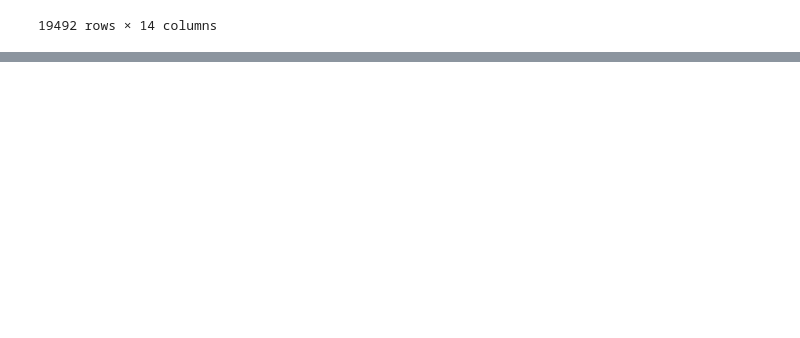
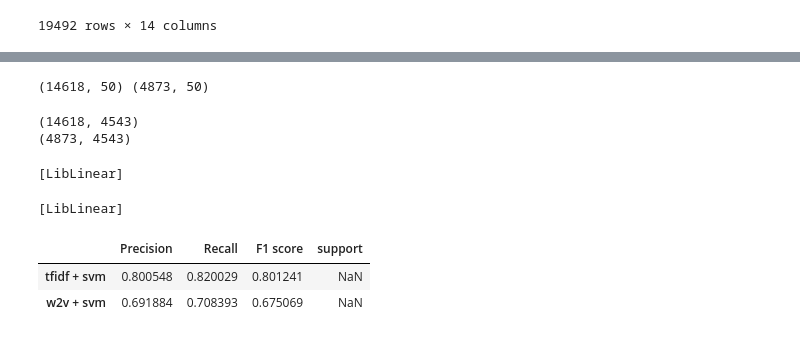
Before and after one commit to UnB-KnEDLe/experiments, a Jupyter notebook: members/matheus/agreement/agreement_XML_to_CSV.ipynb, the cells around one changed output, grey strips where cells are left out. Cells and saved outputs as stored; diff of their text form; code cells hidden in the pictures; blank space fills up the shorter version.

```diff
--- a/members/matheus/agreement/agreement_XML_to_CSV.ipynb
+++ b/members/matheus/agreement/agreement_XML_to_CSV.ipynb
@@ -805,0 +1157,52 @@ df
+# %%
+emb_train, emb_test = train_test_split(embedding_features, test_size=0.25, random_state=14, stratify=df_cls['tipo_ent'])
+
+print(emb_train.shape, emb_test.shape)
+# %% [output]
+(14618, 50) (4873, 50)
+# %%
+from sklearn.feature_extraction.text import TfidfVectorizer
+
+vectorizer = TfidfVectorizer()
+
+# fit_transform no treino
+X_csr_train = vectorizer.fit_transform(X_train)
+print(X_csr_train.shape)
+
+# apenas transform no teste
+X_csr_test = vectorizer.transform(X_test)
+print(X_csr_test.shape)
+# %% [output]
+(14618, 4543)
+(4873, 4543)
+# %%
+svm_model = LinearSVC(max_iter=1000, random_state=14, verbose=True)
+svm_model.fit(X_csr_train, y_train)
+svm_prediction_tfidf = svm_model.predict(X_csr_test)
+# %% [output]
+[LibLinear]
+# %%
+svm_w2v = LinearSVC(max_iter=1000, random_state=14, verbose=True)
+svm_w2v.fit(emb_train, y_train)
+svm_pred_w2v = svm_w2v.predict(emb_test)
+# %% [output]
+[LibLinear]
+# %%
+results = pd.DataFrame(columns = ['Precision', 'Recall', 'F1 score', 'support']
+          )
+results.loc['tfidf + svm'] = precision_recall_fscore_support(
+          y_test,
+          svm_prediction_tfidf,
+          average = 'weighted'
+          )
+results.loc['w2v + svm'] = precision_recall_fscore_support(
+          y_test,
+          svm_pred_w2v,
+          average = 'weighted'
+          )
+# %%
+results
+# %% [output]
+|  | Precision | Recall | F1 score | support |
+| tfidf + svm | 0.800548 | 0.820029 | 0.801241 | NaN |
+| w2v + svm | 0.691884 | 0.708393 | 0.675069 | NaN |
```
Also changed, not shown: parts of 67 cells of this notebook.
